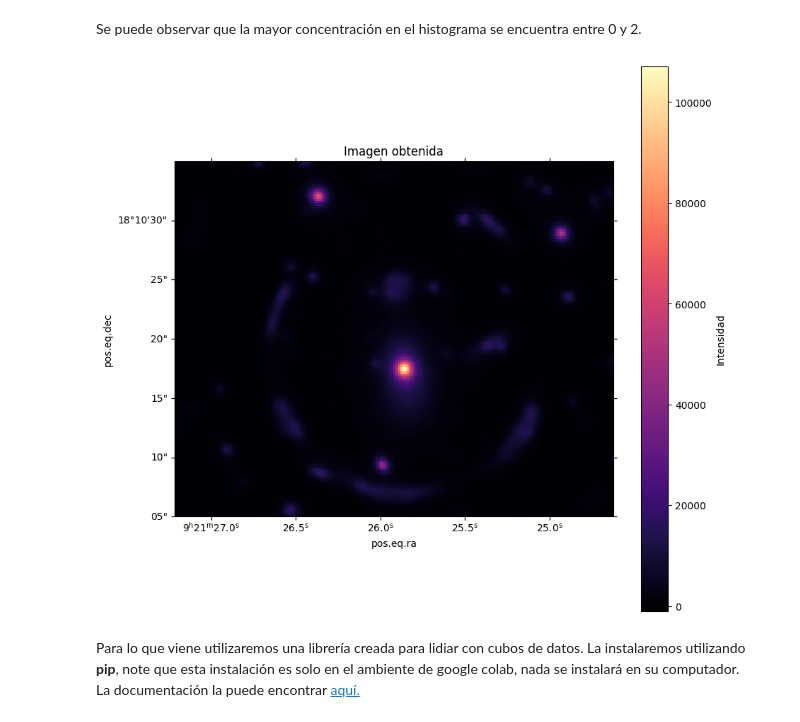
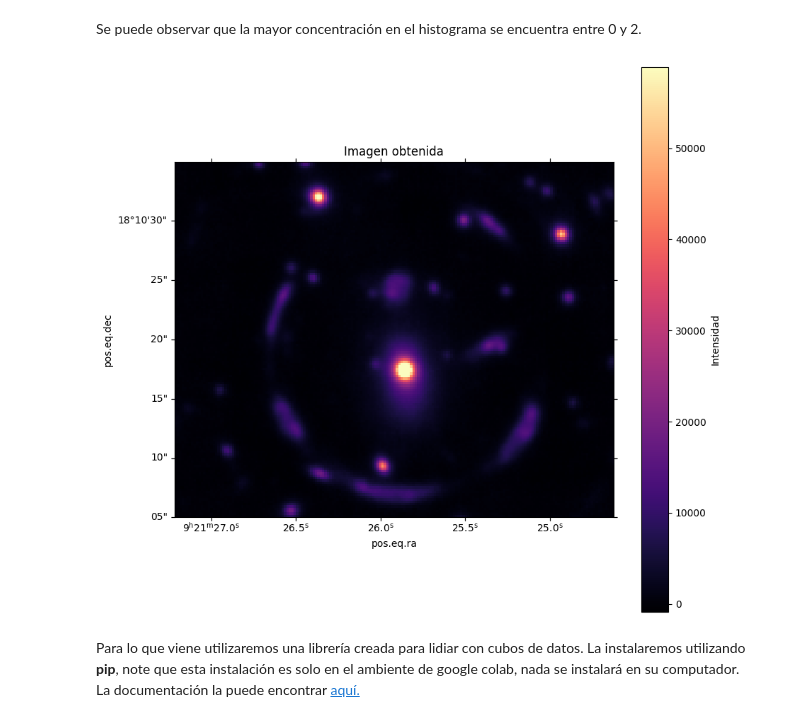
Before and after one commit to azavalac/Tarea-4-Zavala, a Jupyter notebook: Tarea4.ipynb, the cells around one changed output. Drawn from its saved outputs; the diff is of its cells as text; code cells hidden in the pictures.

Commit message:
Finalizada. Última corrección: arreglo de escala

```diff
--- a/Tarea4.ipynb
+++ b/Tarea4.ipynb
@@ -176,37 +176,37 @@ plt.show()
 # %% [markdown]
 Se puede observar que la mayor concentración en el histograma se encuentra entre 0 y 2.
 # %%
-import matplotlib.pyplot as plt
-from astropy.wcs import WCS
+# Reemplaza los NaN en la imagen con ceros
+white_light_image = np.nan_to_num(white_light_image, nan=0.0)
 
 # Objeto WCS a partir del header del cubo
 wcs = WCS(cubo[1].header)
 wcs = wcs[0,100:250,55:225]
 
-# Se corta la imagen
-central = white_light_image[100:250,65:250] # imagen cortada, para enfocar centro
+# Se corta la imagen para enfocar el centro
+central = white_light_image[100:250,65:250]
 
 # Figura y objeto de ejes con soporte WCS
 fig = plt.figure(figsize=(10, 10))
-ax = fig.add_subplot(projection = wcs)
+ax = fig.add_subplot(projection=wcs)
 
-# Escala
-vmin = np.percentile(white_light_image, 1)
-vmax = np.percentile(white_light_image, 99) # guiado por histograma
+# Escala - se ajustan los percentiles después de corregir los NaN
+vmin = np.percentile(central, 0.1)
+vmax = np.percentile(central, 99.9)
 
-# Mapas de colores
-plt.imshow(central, cmap='magma', origin='lower')
+# Mapas de colores - se aplica vmin y vmax
+plt.imshow(central, cmap='magma', origin='lower', vmin=vmin, vmax=vmax)
 
-# Colorbar
+# Barra de colores
 plt.colorbar(label='Intensidad')
 
-# Titulo
+# Título
 plt.title('Imagen obtenida')
 
-#
+# Mostrar
 plt.show()
 # %% [output]
-[figure, old version]
+[figure, new version]
 # %% [markdown]
 Para lo que viene utilizaremos una librería creada para lidiar con cubos de datos.
 La instalaremos utilizando **pip**, note que esta instalación es solo en el ambiente de google colab, nada se instalará en su computador.
```
Also changed, not shown: parts of 2 cells of this notebook.
